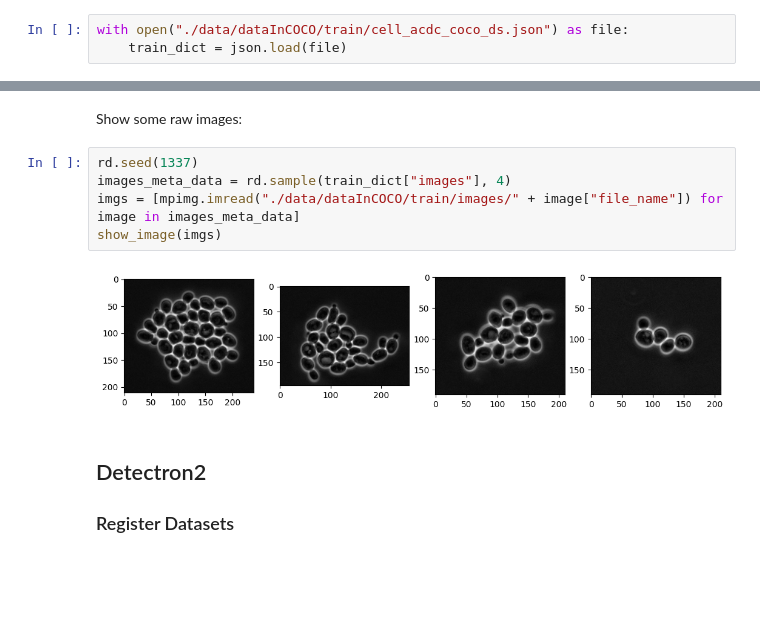
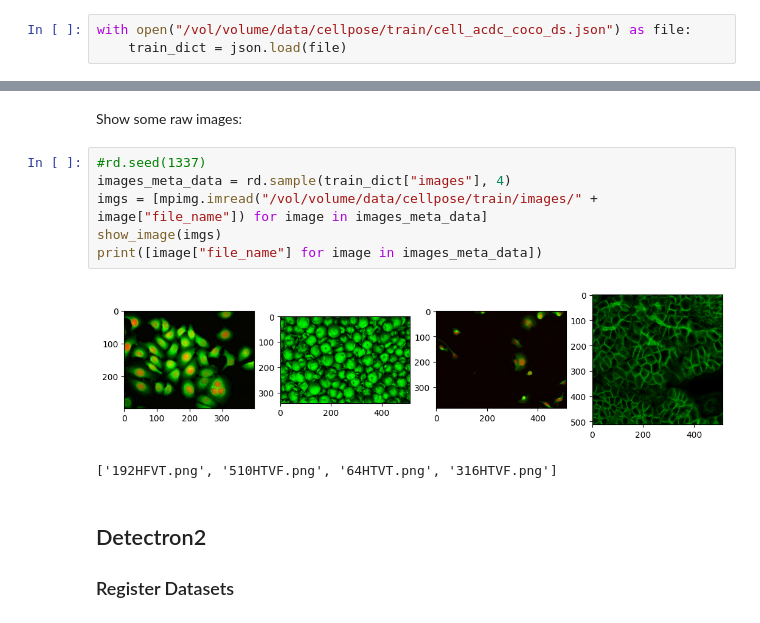
Before and after one commit to SchmollerLab/activeInstanceSegment, a Jupyter notebook: jupyter_notebooks/degugging_pipeline.ipynb, the cells around one changed output, grey strips where cells are left out. Cells and saved outputs as stored; diff of their text form; blank space fills up the shorter version.

Commit message:
full training on cellpose

```diff
--- a/jupyter_notebooks/degugging_pipeline.ipynb
+++ b/jupyter_notebooks/degugging_pipeline.ipynb
@@ -34,7 +38,7 @@ from src.predict import predict_image_in_acdc
 
 check coco json file:
 # %%
-with open("./data/dataInCOCO/train/cell_acdc_coco_ds.json") as file:
+with open("/vol/volume/data/cellpose/train/cell_acdc_coco_ds.json") as file:
     train_dict = json.load(file)
 # %%
 print(list(train_dict.keys()),"\n")
@@ -57,12 +61,14 @@ if False:
 # %% [markdown]
 Show some raw images:
 # %%
-rd.seed(1337)
+#rd.seed(1337)
 images_meta_data = rd.sample(train_dict["images"], 4)
-imgs = [mpimg.imread("./data/dataInCOCO/train/images/" + image["file_name"]) for image in images_meta_data]
+imgs = [mpimg.imread("/vol/volume/data/cellpose/train/images/" + image["file_name"]) for image in images_meta_data]
 show_image(imgs)
+print([image["file_name"] for image in images_meta_data])
 # %% [output]
-[figure, old version]
+[figure, new version]
+['192HFVT.png', '510HTVF.png', '64HTVT.png', '316HTVF.png']
 # %% [markdown]
 ## Detectron2
 
```
Also changed, not shown: parts of 4 cells of this notebook, 6 other files.
